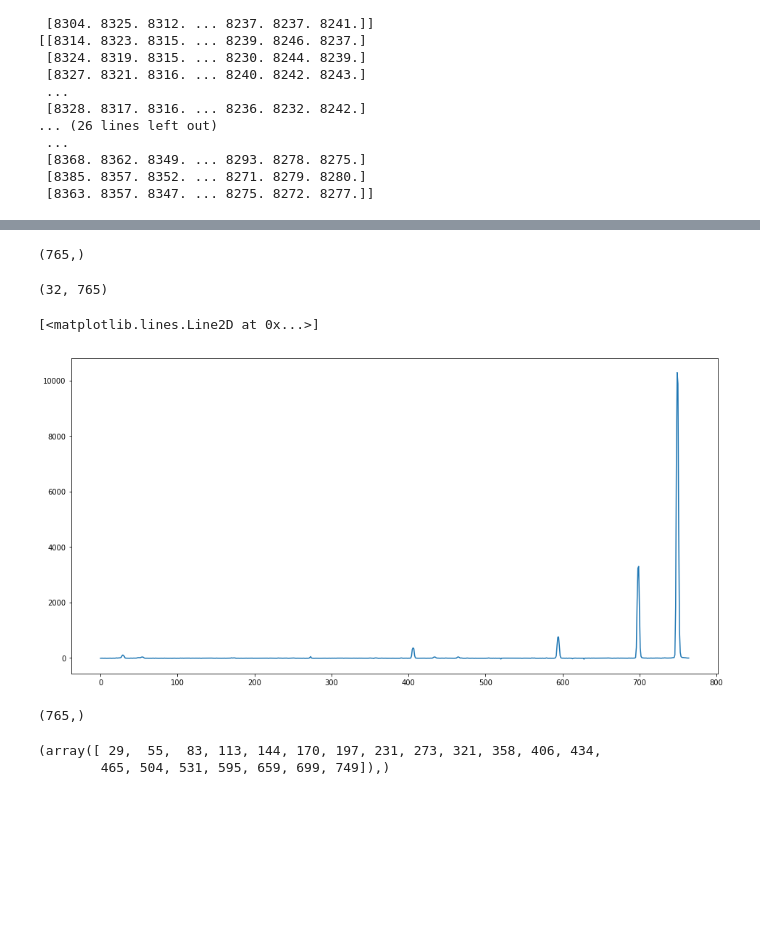
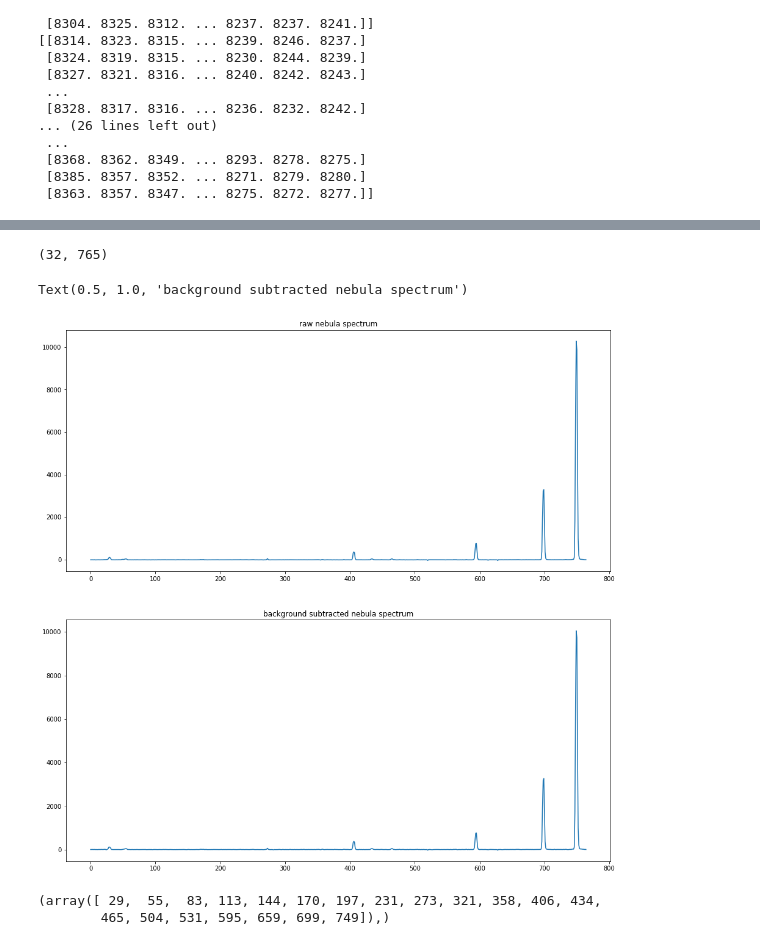
Before and after one commit to NMiklave/ast443-nyc, a Jupyter notebook: lab2/notebook/lab2_analysis.ipynb, the cells around one changed output, grey strips where cells are left out. Cells and saved outputs as stored; diff of their text form; code cells hidden in the pictures; blank space fills up the shorter version.

Commit message:
subtract neb by bg

```diff
--- a/lab2/notebook/lab2_analysis.ipynb
+++ b/lab2/notebook/lab2_analysis.ipynb
@@ -174,42 +177,43 @@ plt.plot(pix_pos,m_flat_norm)
 [figure]
-# %%
-m_flat_norm.shape
-# %% [output]
-(765,)
 # %%
 # getting science images of nebula
 nebnames=file_name('../Previous Data/data_nebula/')
 nebs=[]
 nebsdata=[]
 for i in range(len(nebnames)):
     nebs.append(i)
     nebsdata.append(i)
     nebs[i]=fits.open(nebnames[i])
     nebsdata[i]=nebs[i][0].data
 #apply the master dark and flat
 nebsprocessed=[]
+nebsbg=[]
 for i in range(len(nebsdata)):
     nebsprocessed.append(i)
+    nebsbg.append(i)
     nebsprocessed[i]=(nebsdata[i][40:72,:]-mdark_10m[40:72,:])/m_flat_norm
-
+    nebsbg[i]=(nebsdata[i][72:99,:]-mdark_10m[72:99,:])/m_flat_norm
 print(nebsprocessed[i].shape)
 
 sum_neb=np.zeros(shape=(32,765))
+sum_nebbg=np.zeros(shape=(27,765))
 for i in range(len(nebsprocessed)):
     sum_neb += nebsprocessed[i]
+    sum_nebbg += nebsbg[i]
 avgcounts_neb=np.mean(sum_neb,axis=0)/len(nebsprocessed)
-
-plt.figure(figsize=(16,8))
-plt.plot(pix_pos,avgcounts_neb)
+avgcounts_nebbg=np.mean(sum_nebbg,axis=0)/len(nebsbg)
+avgcounts_nebsub=avgcounts_neb-avgcounts_nebbg
+plt.figure(figsize=(16,16))
+ax1=plt.subplot(211)
+ax2=plt.subplot(212)
+ax1.plot(pix_pos,avgcounts_neb)
+ax2.plot(pix_pos,avgcounts_nebsub)
+ax1.set_title('raw nebula spectrum')
+ax2.set_title('background subtracted nebula spectrum')
 # %% [output]
 (32, 765)
-[<matplotlib.lines.Line2D at 0x...>]
+Text(0.5, 1.0, 'background subtracted nebula spectrum')
-[figure, old version]
+[figure, new version]
-# %%
-
-avgcounts_neb.shape
-# %% [output]
-(765,)
 # %%
 index_peak=argrelextrema(avgcounts_neb,np.greater,order=20)
 index_peak
```
Also changed, not shown: parts of 6 cells of this notebook, 3 other files.
